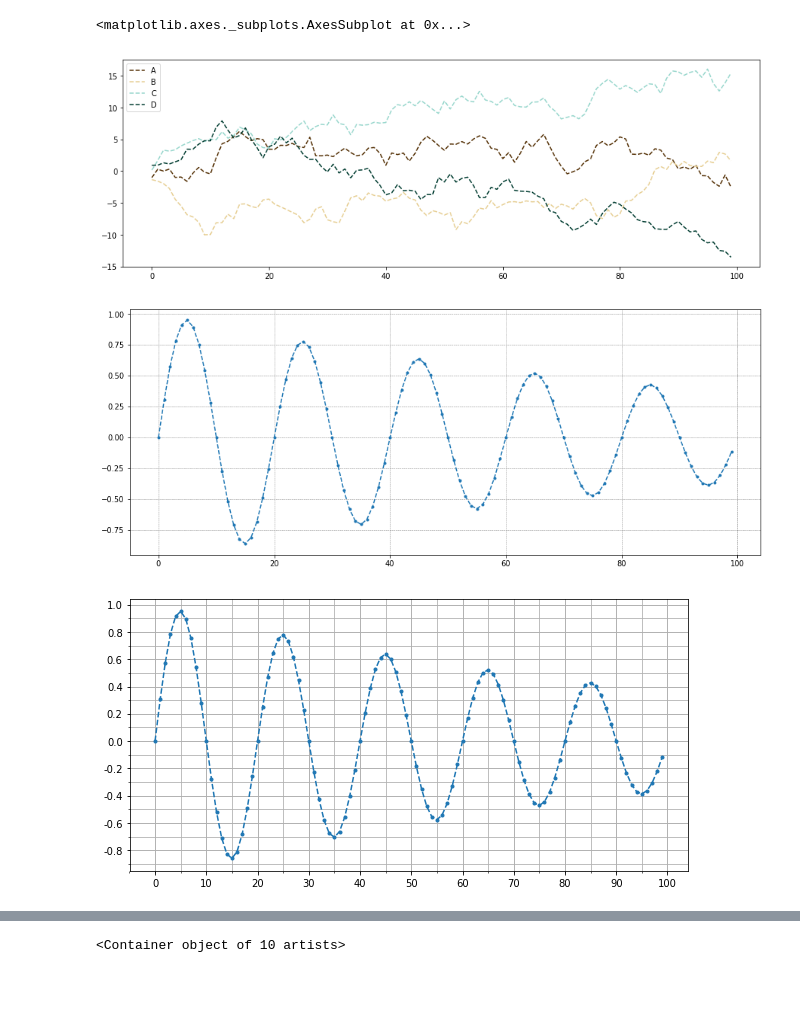
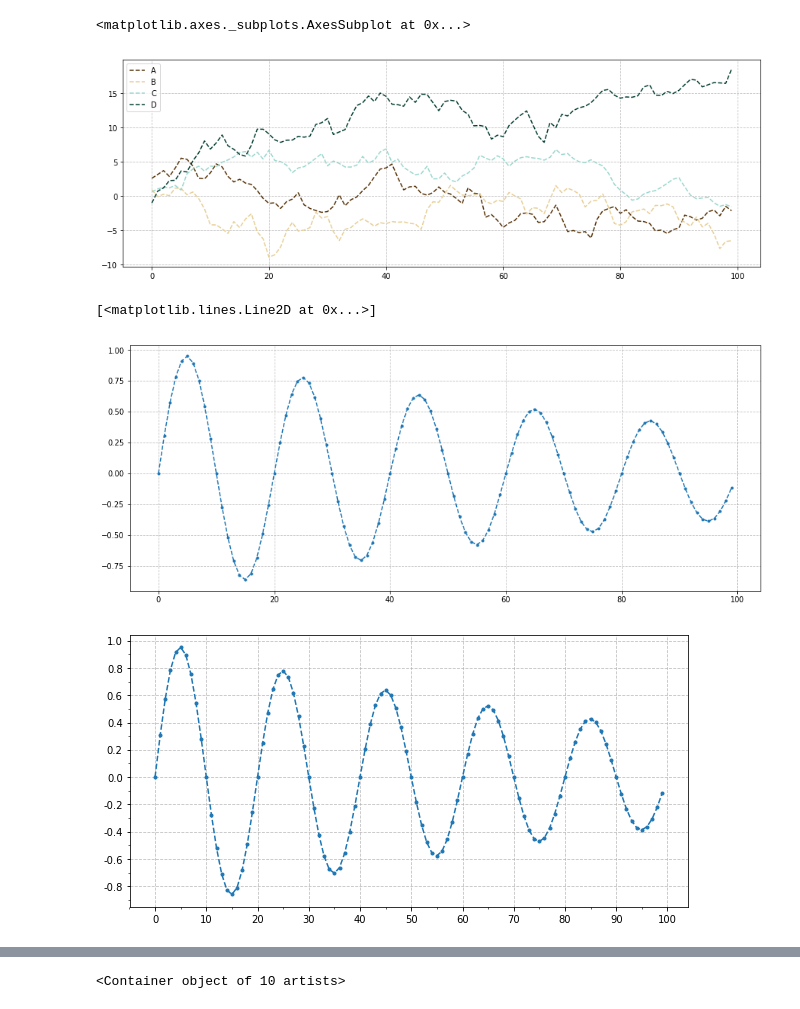
Before and after one commit to jasonzhang1986/Jupyter, a Jupyter notebook: 数据分析师微专业/ch03/Matplotlib_note.ipynb, the cells around one changed output, grey strips where cells are left out. Cells and saved outputs as stored; diff of their text form; code cells hidden in the pictures.

```diff
--- a/数据分析师微专业/ch03/Matplotlib_note.ipynb
+++ b/数据分析师微专业/ch03/Matplotlib_note.ipynb
@@ -2,6 +2,11 @@
 import numpy as np
 import pandas as pd
 import matplotlib.pyplot as plt
+import matplotlib
+# matplotlib.rcParams['grid.linestyle']='--'
+matplotlib.rc('grid', alpha=0.8, linestyle='--', color='#b0b0b0', linewidth='0.8')
+matplotlib.rcParams['axes.grid'] = True
+# matplotlib.rcParams
 # %%
 plt.plot(np.random.rand(10))
 plt.show()
@@ -50,46 +55,47 @@ df = df.cumsum()
 df.plot(linestyle='--', colormap='BrBG', figsize=(15,5))
 # %% [output]
 <matplotlib.axes._subplots.AxesSubplot at 0x...>
-[figure, old version]
+[figure, new version]
 # %%
 t = np.arange(0.0,100.0,1)
 s = np.sin(0.1*np.pi*t)*np.exp(-t*0.01)
 plt.figure(figsize=(15,6)) #要先设置图表的大小
 plt.plot(t,s,'--.')
-plt.grid(True, linestyle='--', color='gray', linewidth='0.5', axis='both')
+# plt.grid(True, linestyle='--', color='gray', linewidth='0.5', axis='both')
 # %% [output]
+[<matplotlib.lines.Line2D at 0x...>]
 [figure]
 # %%
 from matplotlib.ticker import MultipleLocator, FormatStrFormatter
 
 t = np.arange(0.0,100.0,1)
 s = np.sin(0.1*np.pi*t)*np.exp(-t*0.01)
 
 f = plt.figure(figsize=(10,5))
 ax = f.add_subplot(111)
 plt.plot(t, s, '--.')
 
 xmajorLocator = MultipleLocator(10)
 xmajorFormatter = FormatStrFormatter('%.0f')
 xminorLocator = MultipleLocator(5)
 
 ymajorLocator = MultipleLocator(0.2)
 ymajorFormatter = FormatStrFormatter('%.1f')
 yminorLocator = MultipleLocator(0.1)
 
 ax.xaxis.set_major_locator(xmajorLocator)
 ax.xaxis.set_major_formatter(xmajorFormatter)
 ax.xaxis.set_minor_locator(xminorLocator)
 
 ax.yaxis.set_major_locator(ymajorLocator)
 ax.yaxis.set_major_formatter(ymajorFormatter)
 ax.yaxis.set_minor_locator(yminorLocator)
 
 
-ax.xaxis.grid(True, which='both')
-ax.yaxis.grid(True, which='both')
+# ax.xaxis.grid(True, which='both')
+# ax.yaxis.grid(True, which='both')
 # %% [output]
-[figure, old version]
+[figure, new version]
 # %%
 df = pd.DataFrame(np.random.rand(10,2), columns=list('AB'))
 df.plot(style = '--o', grid=True)
```
Also changed, not shown: parts of 19 cells of this notebook.
